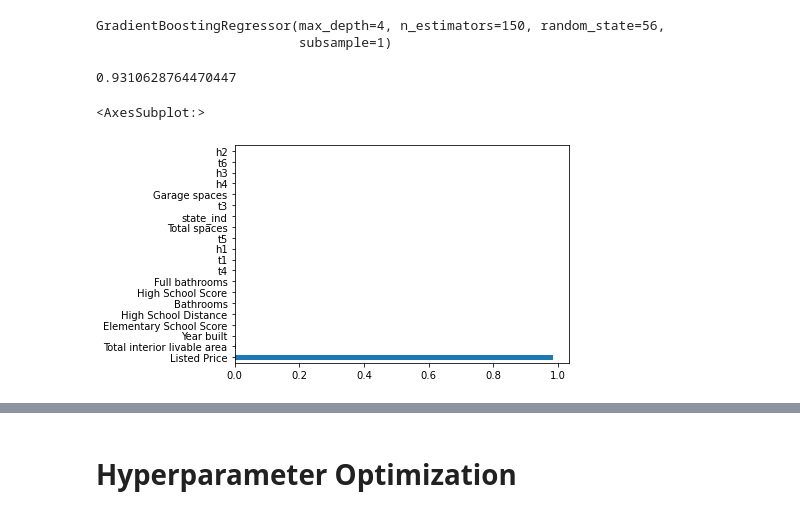
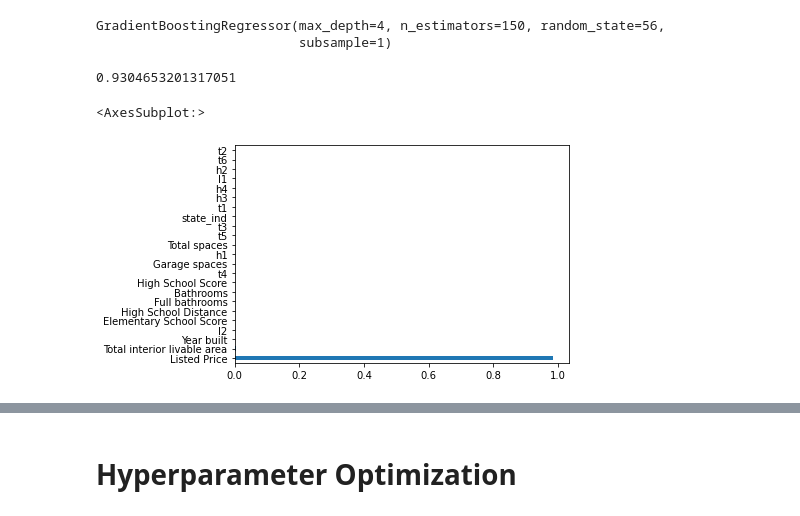
Before and after one commit to tom-farmer/Predictive-Analytics-Hackathon-2022, a Jupyter notebook: notebooks/modeling.ipynb, the cells around one changed output, grey strips where cells are left out. Cells and saved outputs as stored; diff of their text form; code cells hidden in the pictures.

```diff
--- a/notebooks/modeling.ipynb
+++ b/notebooks/modeling.ipynb
@@ -221,4 +239,8 @@ def preprocess_data(df, meds):
                 df["Type"].str.lower().str.replace(" ", "").str.contains("penthouse")  |
                 df["Type"].str.lower().str.replace(" ", "").str.contains("rise"))
 
+    df["l1"] = df["Lot"].isna()
+    #df["l2"] = df["Lot"].fillna(meds["Lot"])
+    df["l2"] = df["Lot"].fillna(0)
+
     return df
@@ -247,7 +269,8 @@ y = np.log(train["Sold Price"])
 pred_vars = ["Listed Price", "Total interior livable area", "Bathrooms",
              "Year built", "High School Score", "Garage spaces", "state_ind",
             "Elementary School Score", "Full bathrooms", "h1", "h2", "h3", "h4",
-            "Total spaces", "High School Distance", "t1", "t2", "t3", "t4", "t5", "t6"]
+            "Total spaces", "High School Distance", "t1", "t2", "t3", "t4", "t5", "t6",
+            "l1", "l2"]
 
 X = train[pred_vars]
 # %%
@@ -272,10 +295,10 @@ GradientBoostingRegressor(max_depth=4, n_estimators=150, random_state=56,
 # %%
 model.score(X_test, y_test)
 # %% [output]
-0.9310628764470447
+0.9304653201317051
 # %%
 feat_importances = pd.Series(model.feature_importances_, index=model.feature_names_in_)
-feat_importances.nlargest(20).plot(kind='barh')
+feat_importances.nlargest(30).plot(kind='barh')
 # %% [output]
 <AxesSubplot:>
-[figure, old version]
+[figure, new version]
```
Also changed, not shown: parts of 12 cells of this notebook.
